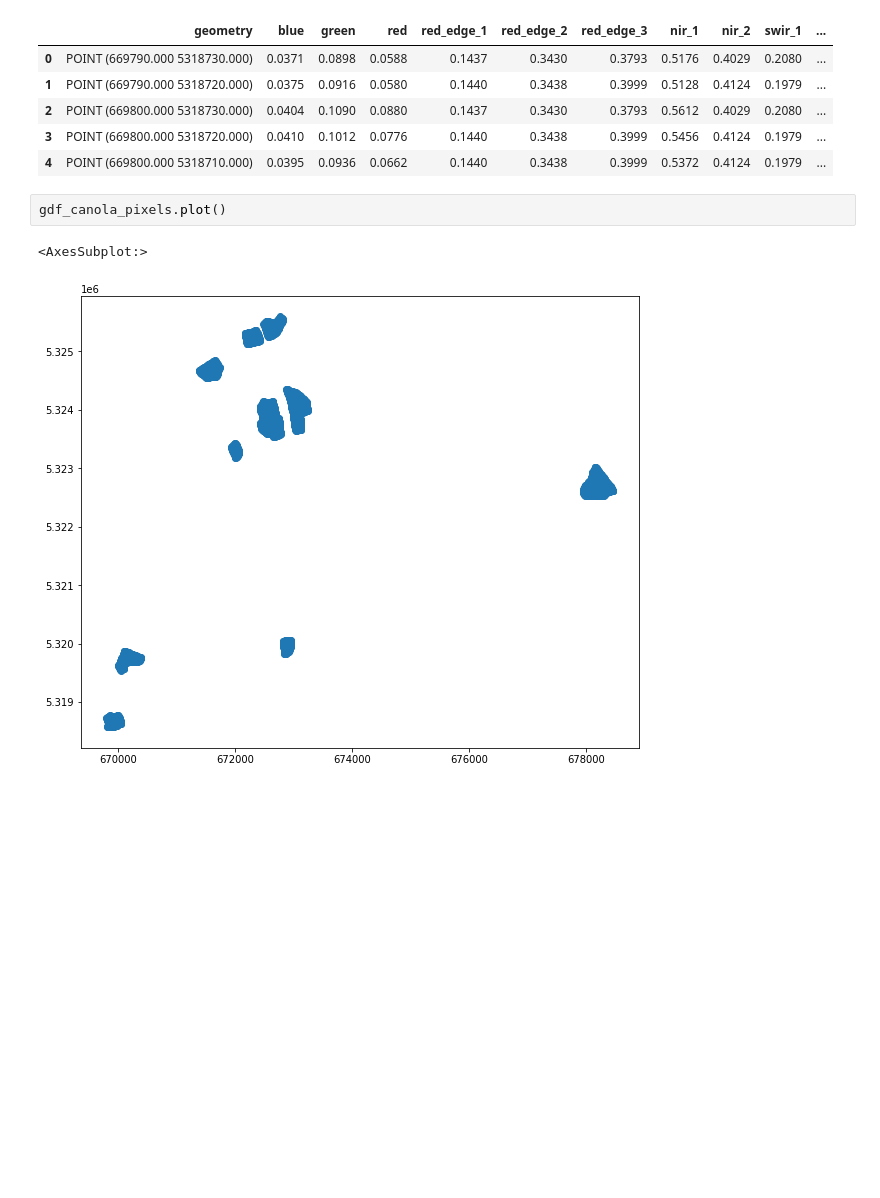
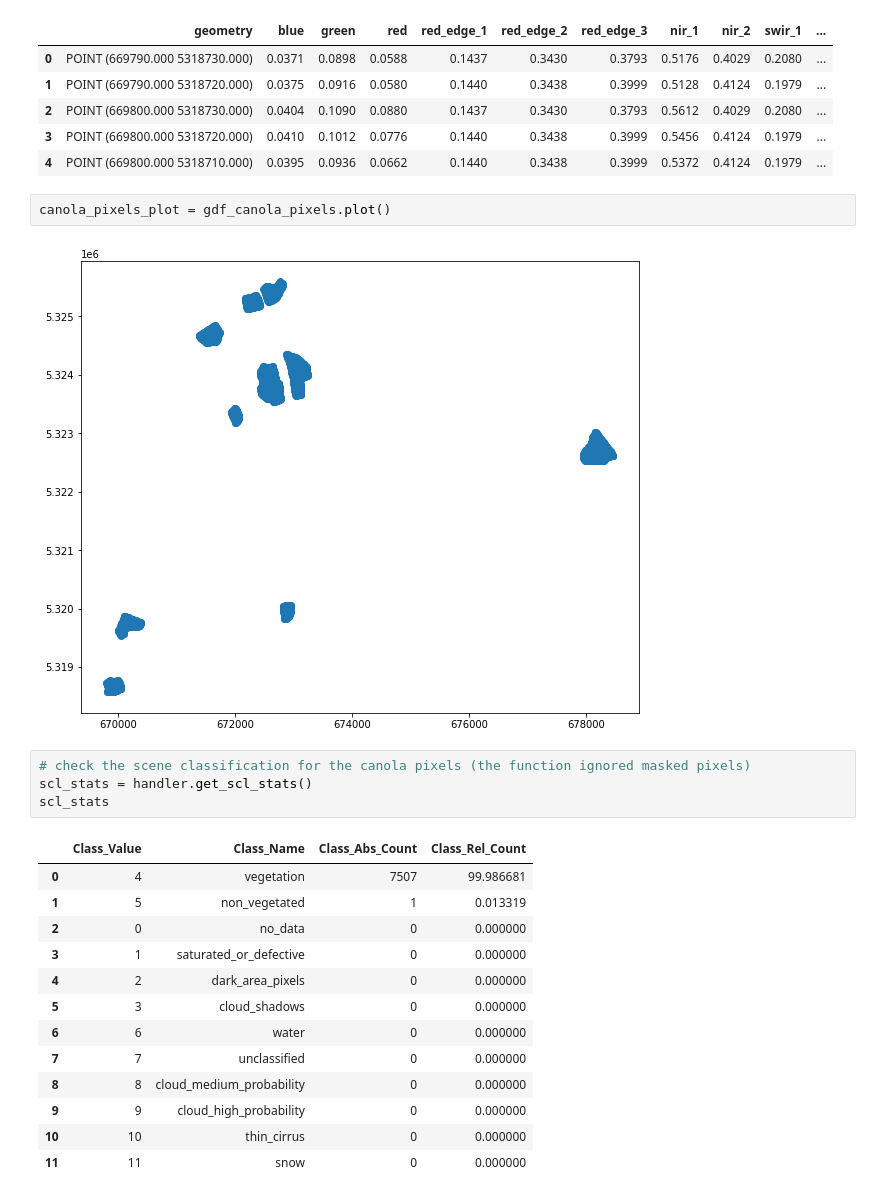
Before and after one commit to EOA-team/AgriSatPy, a Jupyter notebook: tutorial/sentinel2_field_parcel_extraction.ipynb, the cells around one changed output. Cells and saved outputs as stored; diff of their text form; blank space fills up the shorter version.

```diff
--- a/tutorial/sentinel2_field_parcel_extraction.ipynb
+++ b/tutorial/sentinel2_field_parcel_extraction.ipynb
@@ -138,7 +159,24 @@ gdf_canola_pixels.head()
 | 3 | POINT (669800.000 5318720.000) | 0.0410 | 0.1012 | 0.0776 | 0.1440 | 0.3438 | 0.3999 | 0.5456 | 0.4124 | 0.1979 | ... |
 | 4 | POINT (669800.000 5318710.000) | 0.0395 | 0.0936 | 0.0662 | 0.1440 | 0.3438 | 0.3999 | 0.5372 | 0.4124 | 0.1979 | ... |
 # %%
-gdf_canola_pixels.plot()
+canola_pixels_plot = gdf_canola_pixels.plot()
 # %% [output]
-<AxesSubplot:>
 [figure]
+# %%
+# check the scene classification for the canola pixels (the function ignored masked pixels)
+scl_stats = handler.get_scl_stats()
+scl_stats
+# %% [output]
+|  | Class_Value | Class_Name | Class_Abs_Count | Class_Rel_Count |
+| 0 | 4 | vegetation | 7507 | 99.986681 |
+| 1 | 5 | non_vegetated | 1 | 0.013319 |
+| 2 | 0 | no_data | 0 | 0.000000 |
+| 3 | 1 | saturated_or_defective | 0 | 0.000000 |
+| 4 | 2 | dark_area_pixels | 0 | 0.000000 |
+| 5 | 3 | cloud_shadows | 0 | 0.000000 |
+| 6 | 6 | water | 0 | 0.000000 |
+| 7 | 7 | unclassified | 0 | 0.000000 |
+| 8 | 8 | cloud_medium_probability | 0 | 0.000000 |
+| 9 | 9 | cloud_high_probability | 0 | 0.000000 |
+| 10 | 10 | thin_cirrus | 0 | 0.000000 |
+| 11 | 11 | snow | 0 | 0.000000 |
```
Also changed, not shown: parts of 2 cells of this notebook, 1 other file.
